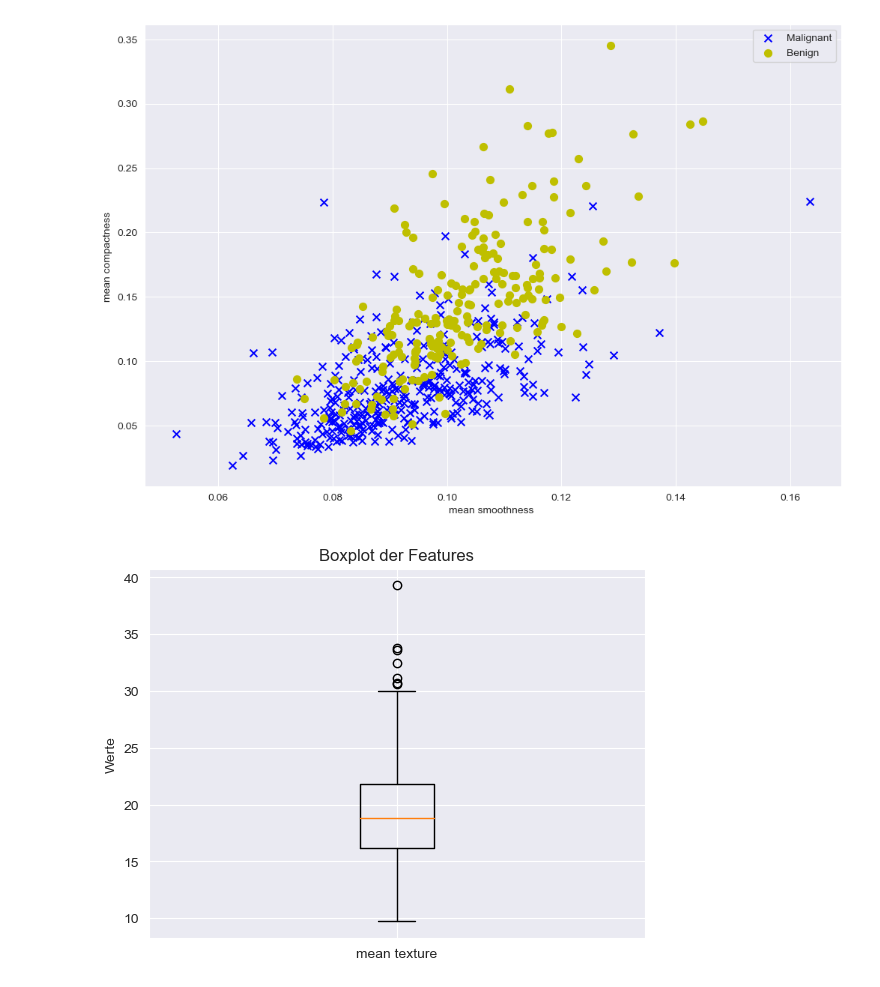
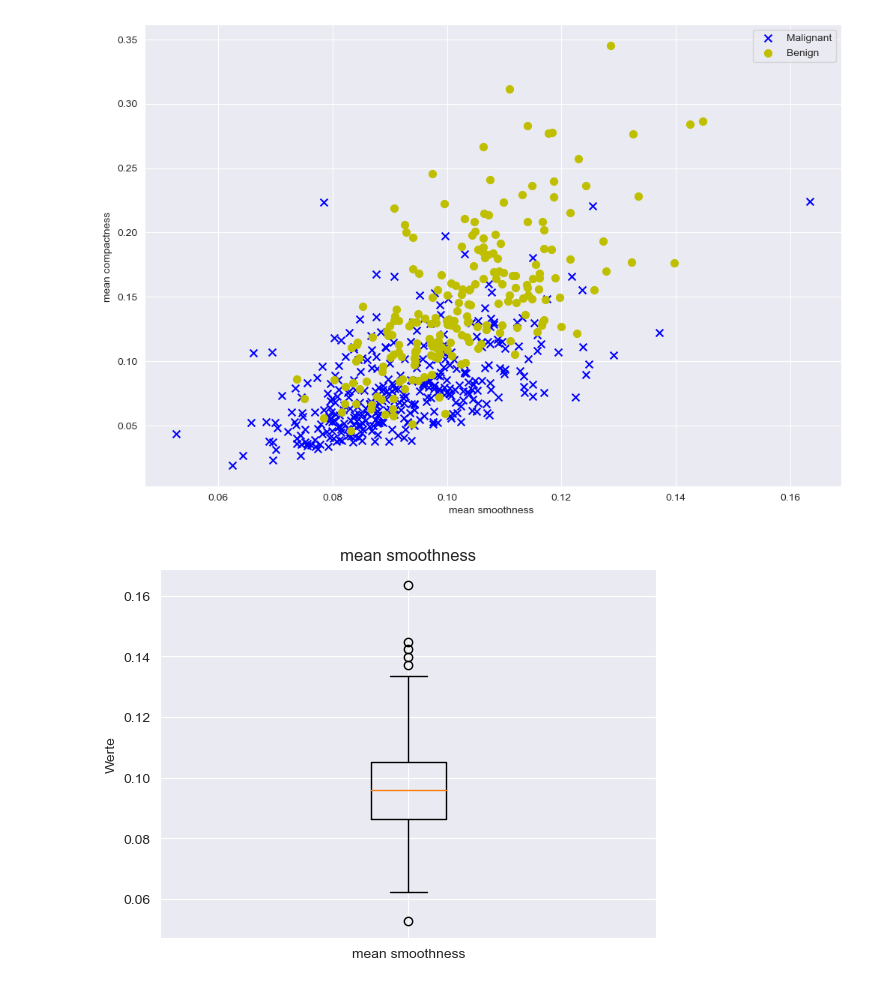
Before and after one commit to NietZarathustra/MLHome, a Jupyter notebook: BreastCancer.ipynb, the cells around one changed output. Drawn from its saved outputs; the diff is of its cells as text; code cells hidden in the pictures.

```diff
--- a/BreastCancer.ipynb
+++ b/BreastCancer.ipynb
@@ -60,3 +127,9 @@ for j in range(data_features.shape[0]):
+# %%
+#Nun gilt es die Ausreißer zu entfernen
+'''
+for entry in ausreiser_count:
+    data_features.drop(index=entry, inplace=True)
+'''
 # %%
 import matplotlib.pyplot as plt
 #seperiere die Daten nach Diagnose
@@ -78,15 +151,15 @@ Text(0, 0.5, 'mean compactness ')
 # %%
 import matplotlib.pyplot as plt
 #Mit dem neuen Verstädnis über unseren Datensatz gilt es nun dies zu visualisieren, um etwaige Ausreißer zu identifizieren
 #for i in range(data_features.shape[1]):
-i=1
+i=4
 # Boxplot erstellen
 plt.boxplot([data_features[column_names[i]]], labels=[column_names[i]])
-plt.title('Boxplot der Features')
+plt.title(column_names[i])
 plt.ylabel('Werte')
 plt.show()
 # %% [output]
-[figure, old version]
+[figure, new version]
 # %%
 import seaborn as sns
 # Korrelationen mit einer Heatmap visualisiert
```
Also changed, not shown: parts of 9 cells of this notebook, 37 other files.
